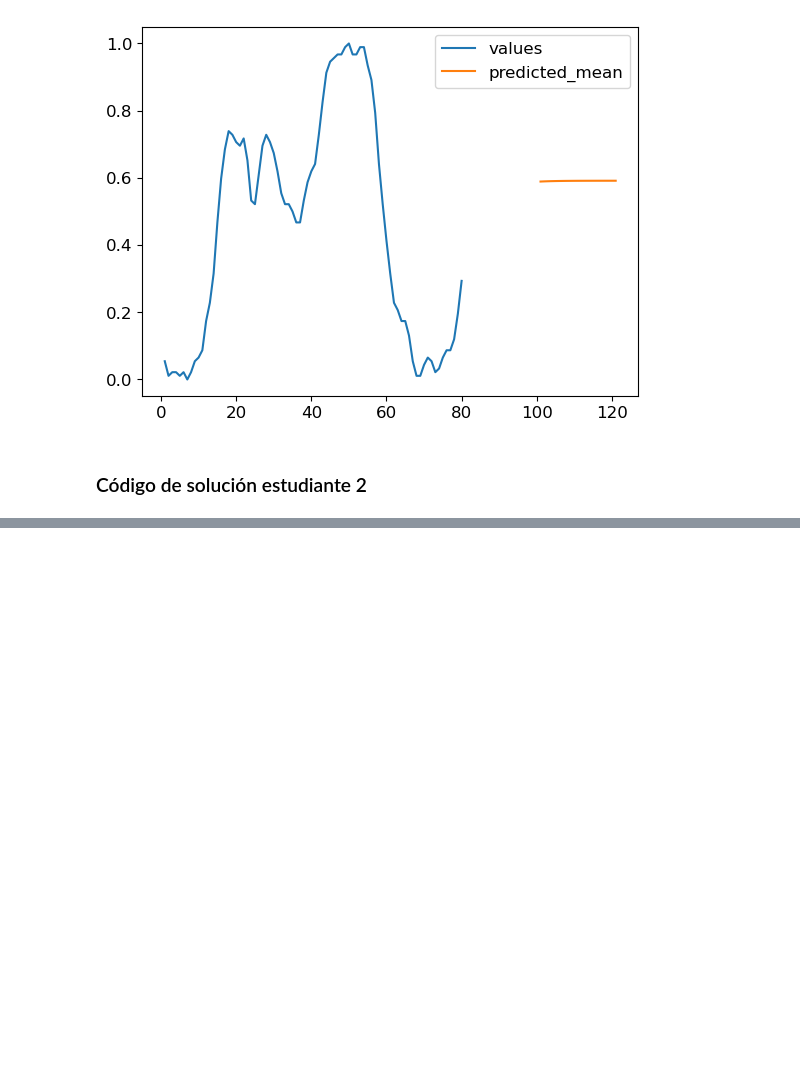
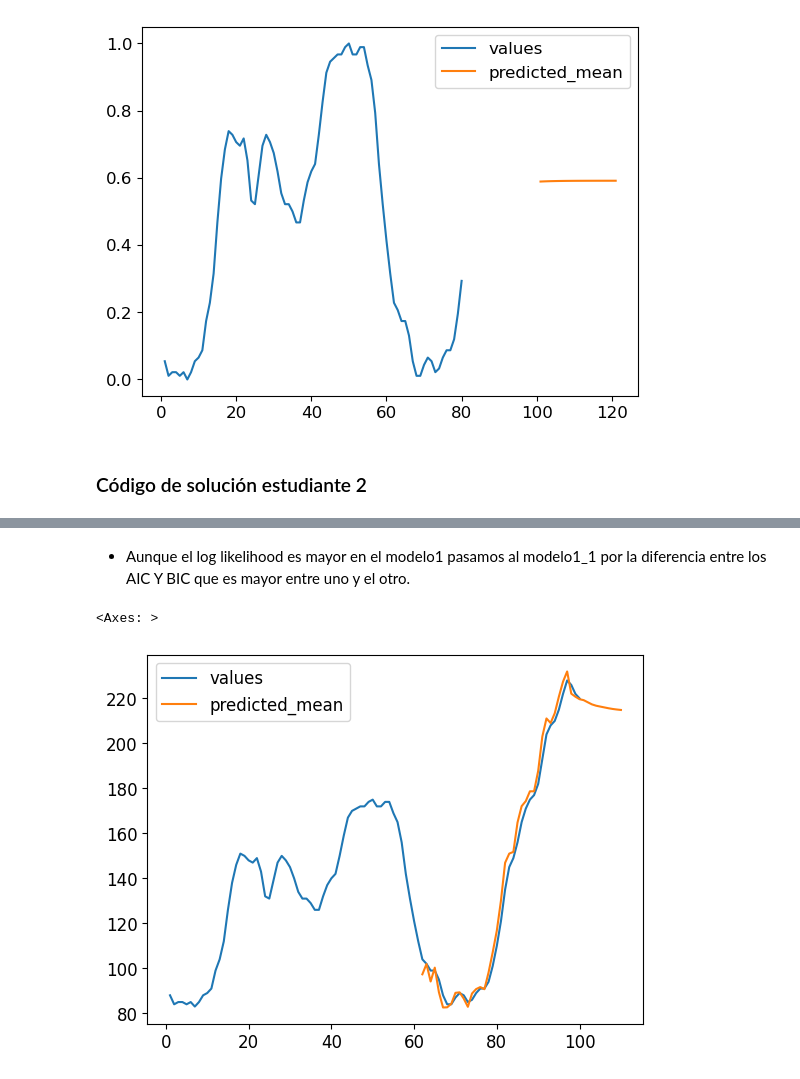
Before and after one commit to JavierFigueroa21/Tarea_2_RAJuarez_JAFigueroa, a Jupyter notebook: Tarea2.ipynb, the cells around one changed output, grey strips where cells are left out. Saved outputs shown, nothing was run; the diff lists cells and outputs as text; code cells hidden in the pictures; blank space fills up the shorter version.

```diff
--- a/Tarea2.ipynb
+++ b/Tarea2.ipynb
@@ -423,0 +616,5 @@ y_h.plot(ax=ax)
+# %%
+# Primer orden
+arima_model1_1 = ARIMA(data, order=(3, 1, 0))
+model1_1 = arima_model1_1.fit()
+print(model1_1.summary())
@@ -423,0 +675,12 @@ y_h.plot(ax=ax)
+# %% [markdown]
+- Aunque el log likelihood es mayor en el modelo1 pasamos al modelo1_1 por la diferencia entre los AIC Y BIC que es mayor entre uno y el otro.
+# %%
+# Cómo realizar predicciones con el modelo ajustado
+y_h = model1_1.predict(start=62, end=110, dynamic=False).to_frame()
+
+ax = data.plot()
+
+y_h.plot(ax=ax)
+# %% [output]
+<Axes: >
+[figure, added]
```
Also changed, not shown: parts of 26 cells of this notebook, 1 other file.
